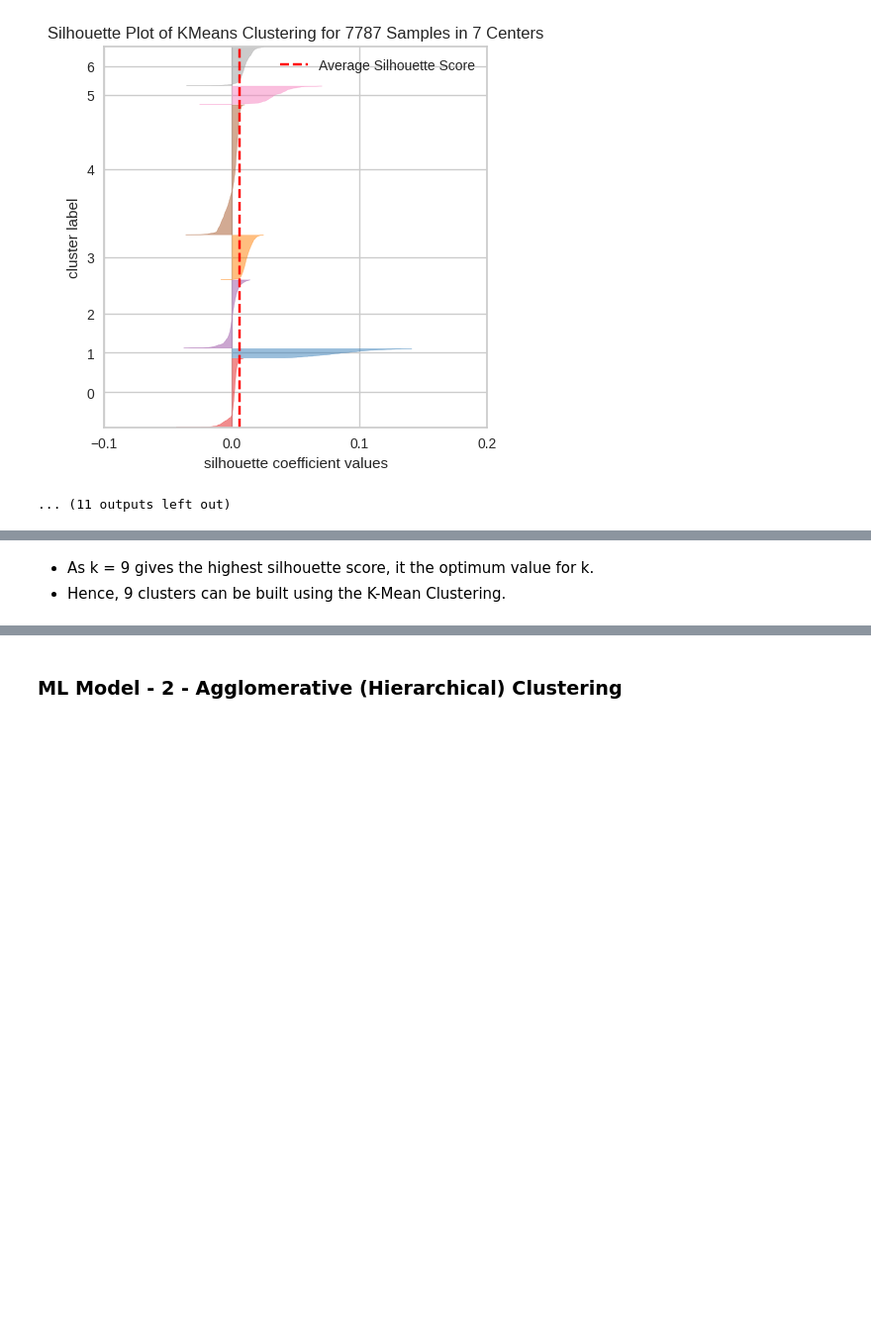
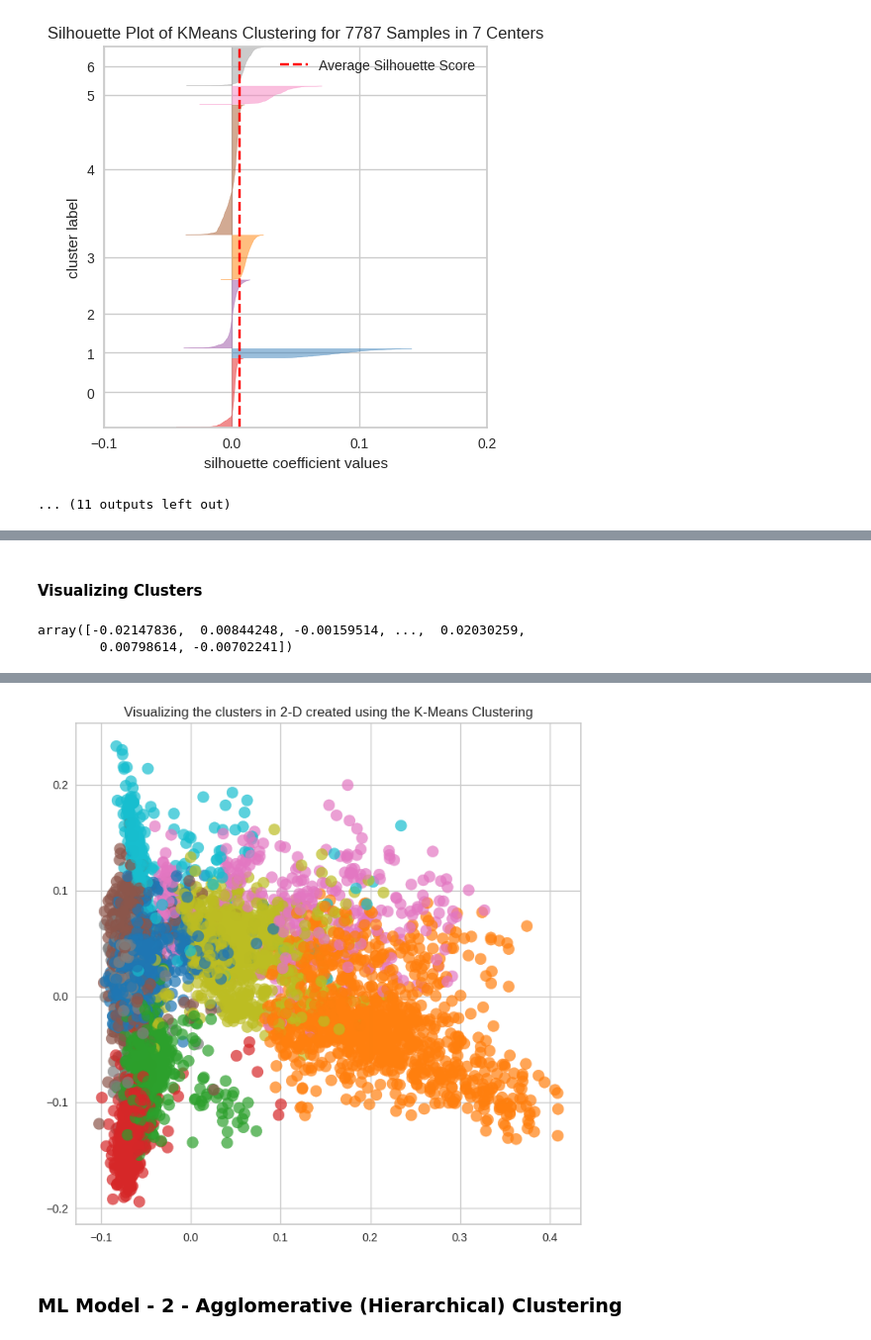
Before and after one commit to dipankarsahu1000/Netflix-Movie-and-TV-Shows-Clustering, a Jupyter notebook: Netflix_Movies_and_TV_Shows_Clustering.ipynb, the cells around one changed output, grey strips where cells are left out. Shown at 99% size. Saved outputs shown, nothing was run; the diff lists cells and outputs as text; code cells hidden in the pictures; blank space fills up the shorter version.

```diff
--- a/Netflix_Movies_and_TV_Shows_Clustering.ipynb
+++ b/Netflix_Movies_and_TV_Shows_Clustering.ipynb
@@ -1310,5 +1313,26 @@ When there are 7 clusters, the silhouette score is 0.006437772289897791.
 # %%
+# Fitting and Predicting on the Algorithm
 kmeans = KMeans(n_clusters = 9, init = 'k-means++', random_state = 0)
+km_cluster_labels = kmeans.fit_predict(X_PCA)
-# %% [markdown]
-* As k = 9 gives the highest silhouette score, it the optimum value for k.
-* Hence, 9 clusters can be built using the K-Mean Clustering.
+# %% [markdown]
+####  Visualizing Clusters
+# %%
+X_PCA[:, 3999]
+# %% [output]
+array([-0.02147836,  0.00844248, -0.00159514, ...,  0.02030259,
+        0.00798614, -0.00702241])
+# %%
+def cluster_visualizer(X, cluster_labels, model_name):
+  '''
+  This function visualizes the clusters in two dimensions
+  '''
+
+  plt.figure(figsize = (8, 8))
+  plt.scatter(X_PCA[:, 0], X_PCA[:, 1], c = cluster_labels, s = 100, alpha = 0.7, cmap = 'tab10')
+  plt.legend()
+
+  plt.title(f"Visualizing the clusters in 2-D created using the {model_name}")
+# %%
+# Visualizing the clusters in two dimensions
+cluster_visualizer(X_PCA, km_cluster_labels, 'K-Means Clustering')
+# %% [output]
@@ -1315,3 +1340,4 @@ kmeans = KMeans(n_clusters = 9, init = 'k-means++', random_state = 0)
+[figure, added]
 # %% [markdown]
 ### ML Model - 2 - Agglomerative (Hierarchical) Clustering
 # %%
```
Also changed, not shown: parts of 22 cells of this notebook.
